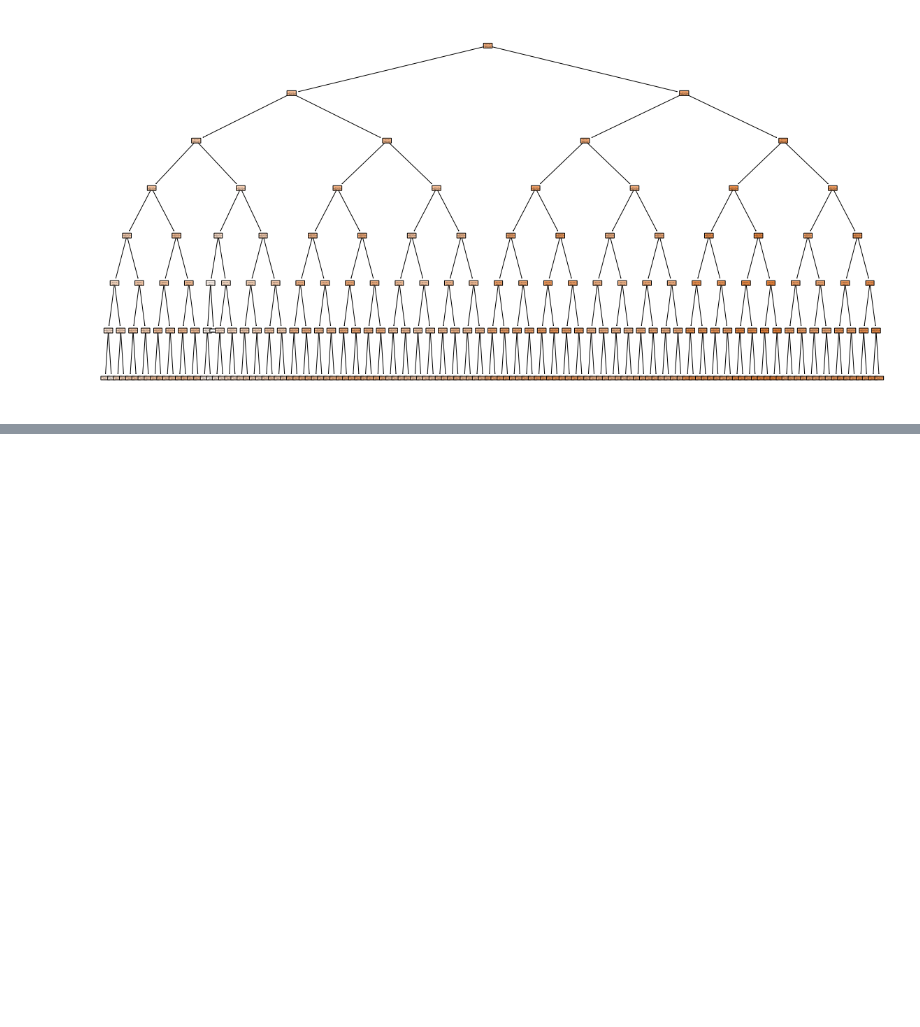
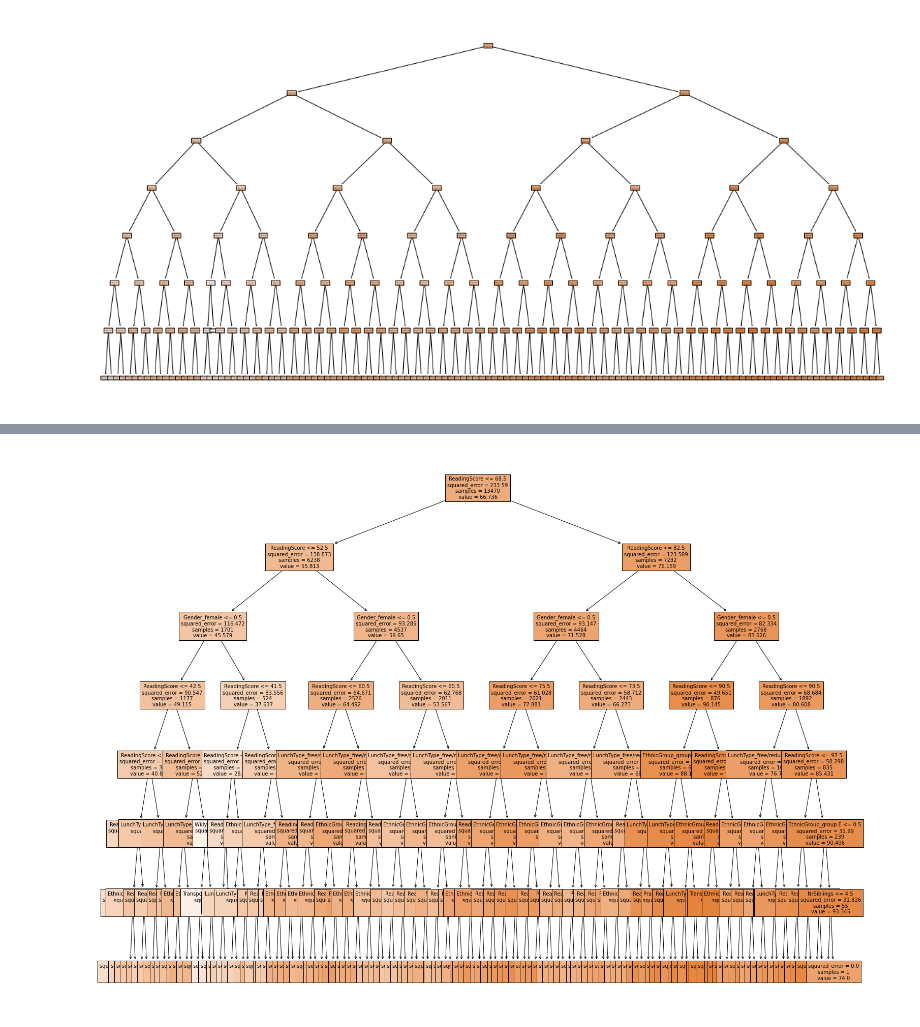
Before and after one commit to serquein/Projects, a Jupyter notebook: Final Project - Decision Tree - Regression - Lena.ipynb, the cells around one changed output, grey strips where cells are left out. Cells and saved outputs as stored; diff of their text form; code cells hidden in the pictures; blank space fills up the shorter version.

```diff
--- a/Final Project - Decision Tree - Regression - Lena.ipynb
+++ b/Final Project - Decision Tree - Regression - Lena.ipynb
@@ -431,0 +454,7 @@ plt.show()
+# %%
+fig = plt.figure(figsize=(25,20))
+_ = tree.plot_tree(model, fontsize=10,
+                   feature_names=list(X.columns),
+                   filled=True)
+# %% [output]
+[figure, added]
```
Also changed, not shown: parts of 8 cells of this notebook, 34 other files.
